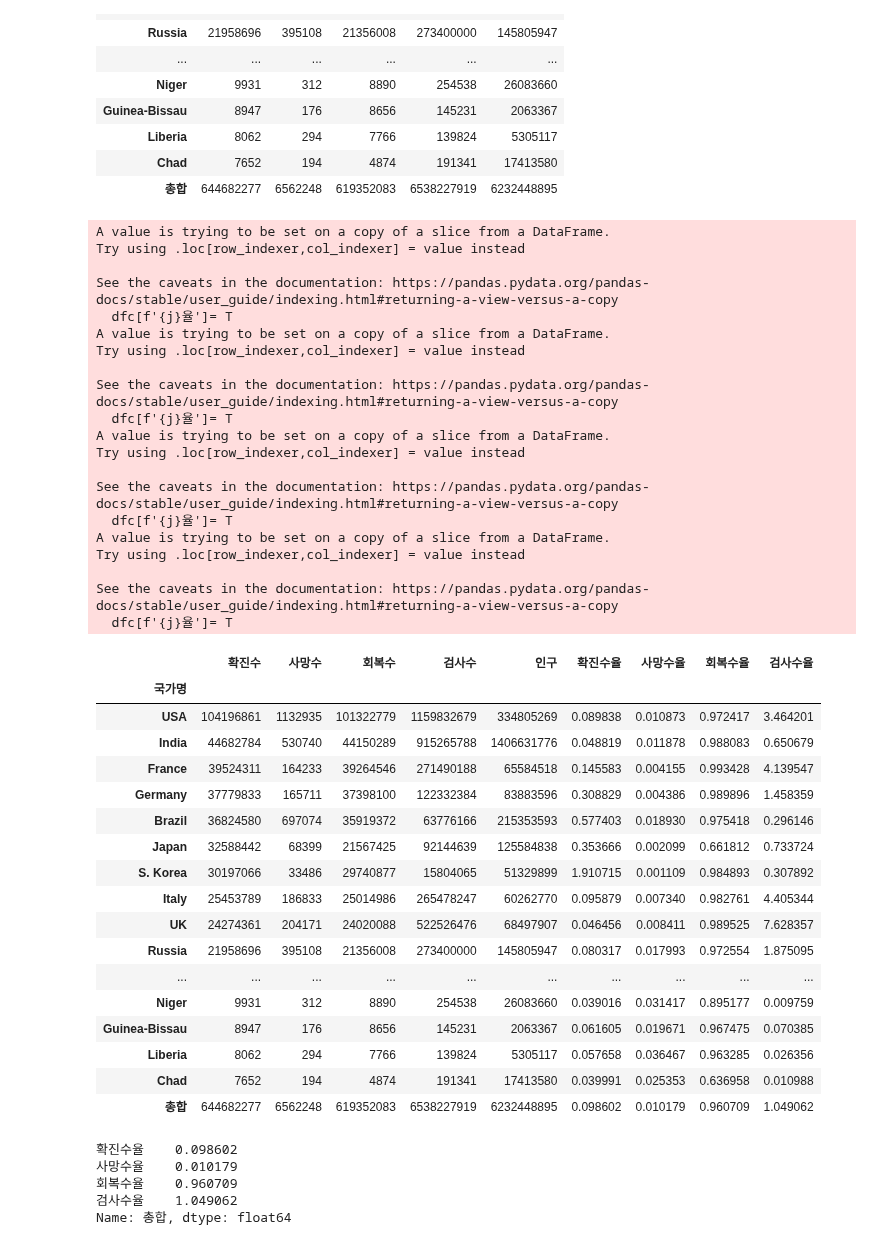
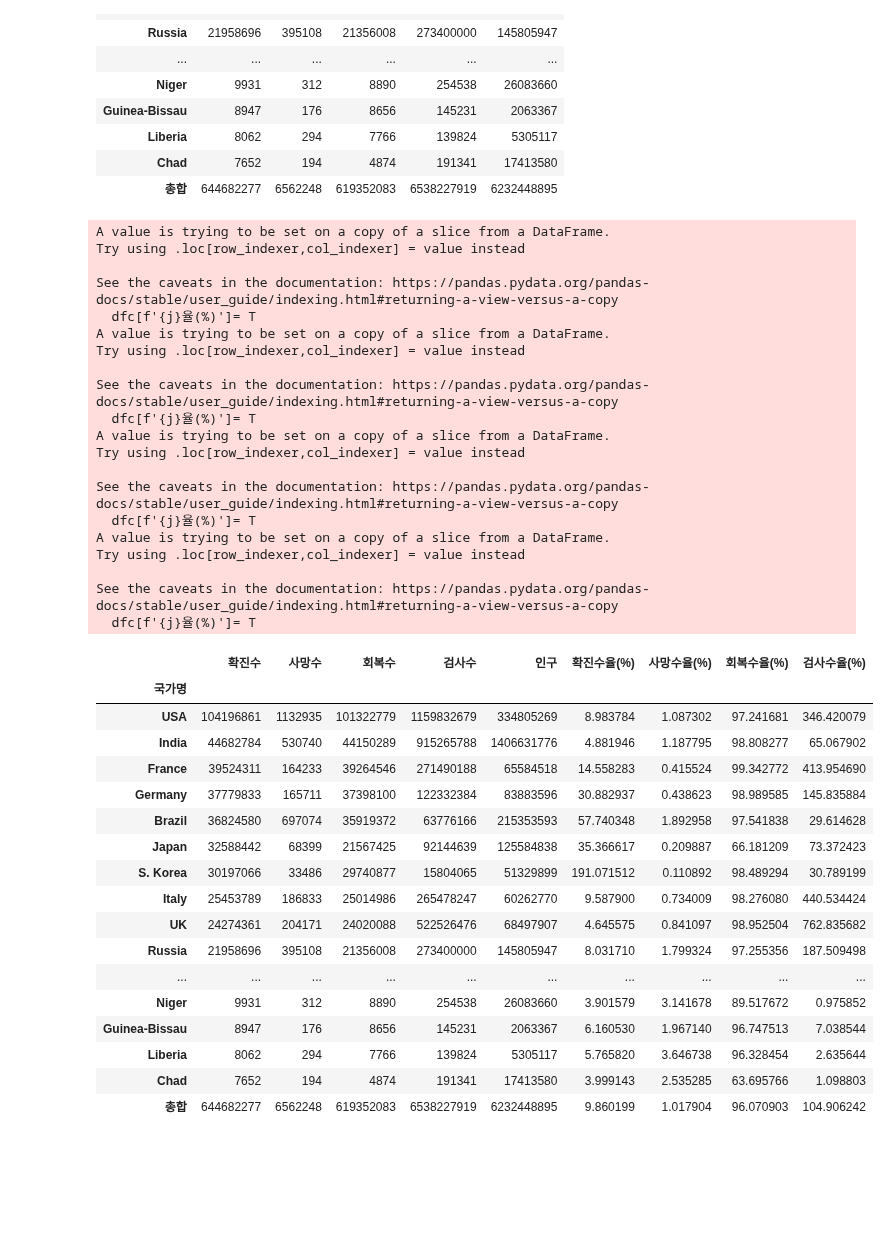
Before and after one commit to Anthony-sj/Project-Covid-19, a Jupyter notebook: ssj/poroject_DF.ipynb, the cells around one changed output. Drawn from its saved outputs; the diff is of its cells as text; code cells hidden in the pictures; blank space fills up the shorter version.

```diff
--- a/ssj/poroject_DF.ipynb
+++ b/ssj/poroject_DF.ipynb
@@ -108,70 +68,54 @@ See the caveats in the documentation: https://pandas.pydata.org/pandas-docs/stab
 # 사망률 (사망수/확진수)
 # 회복률 (회복수/확진수)
 # 검사율 (검사수/인구)
 
 col_dict = {'확진수':'검사수', '사망수':'확진수', '회복수': '확진수', '검사수':'인구'}
 
 for j in col_dict:
     j = str(j)
     T = []
     for i in dfc.index:
         i = str(i)
-        T.append(dfc.loc[i,j]/dfc.loc[i,str(col_dict[j])])
-    dfc[f'{j}율']= T
+        T.append(dfc.loc[i,j]/dfc.loc[i,str(col_dict[j])]*100)
+    dfc[f'{j}율(%)']= T
 
 dfc
 # %% [output]
 A value is trying to be set on a copy of a slice from a DataFrame.
 Try using .loc[row_indexer,col_indexer] = value instead
 
 See the caveats in the documentation: https://pandas.pydata.org/pandas-docs/stable/user_guide/indexing.html#returning-a-view-versus-a-copy
-  dfc[f'{j}율']= T
+  dfc[f'{j}율(%)']= T
 A value is trying to be set on a copy of a slice from a DataFrame.
 Try using .loc[row_indexer,col_indexer] = value instead
 
 See the caveats in the documentation: https://pandas.pydata.org/pandas-docs/stable/user_guide/indexing.html#returning-a-view-versus-a-copy
-  dfc[f'{j}율']= T
+  dfc[f'{j}율(%)']= T
 A value is trying to be set on a copy of a slice from a DataFrame.
 Try using .loc[row_indexer,col_indexer] = value instead
 
 See the caveats in the documentation: https://pandas.pydata.org/pandas-docs/stable/user_guide/indexing.html#returning-a-view-versus-a-copy
-  dfc[f'{j}율']= T
+  dfc[f'{j}율(%)']= T
 A value is trying to be set on a copy of a slice from a DataFrame.
 Try using .loc[row_indexer,col_indexer] = value instead
 
 See the caveats in the documentation: https://pandas.pydata.org/pandas-docs/stable/user_guide/indexing.html#returning-a-view-versus-a-copy
-  dfc[f'{j}율']= T
+  dfc[f'{j}율(%)']= T
-|  | 확진수 | 사망수 | 회복수 | 검사수 | 인구 | 확진수율 | 사망수율 | 회복수율 | 검사수율 |
+|  | 확진수 | 사망수 | 회복수 | 검사수 | 인구 | 확진수율(%) | 사망수율(%) | 회복수율(%) | 검사수율(%) |
 | 국가명 |  |  |  |  |  |  |  |  |  |
-| USA | 104196861 | 1132935 | 101322779 | 1159832679 | 334805269 | 0.089838 | 0.010873 | 0.972417 | 3.464201 |
-| India | 44682784 | 530740 | 44150289 | 915265788 | 1406631776 | 0.048819 | 0.011878 | 0.988083 | 0.650679 |
-| France | 39524311 | 164233 | 39264546 | 271490188 | 65584518 | 0.145583 | 0.004155 | 0.993428 | 4.139547 |
-| Germany | 37779833 | 165711 | 37398100 | 122332384 | 83883596 | 0.308829 | 0.004386 | 0.989896 | 1.458359 |
-| Brazil | 36824580 | 697074 | 35919372 | 63776166 | 215353593 | 0.577403 | 0.018930 | 0.975418 | 0.296146 |
-| Japan | 32588442 | 68399 | 21567425 | 92144639 | 125584838 | 0.353666 | 0.002099 | 0.661812 | 0.733724 |
-| S. Korea | 30197066 | 33486 | 29740877 | 15804065 | 51329899 | 1.910715 | 0.001109 | 0.984893 | 0.307892 |
-| Italy | 25453789 | 186833 | 25014986 | 265478247 | 60262770 | 0.095879 | 0.007340 | 0.982761 | 4.405344 |
-| UK | 24274361 | 204171 | 24020088 | 522526476 | 68497907 | 0.046456 | 0.008411 | 0.989525 | 7.628357 |
-| Russia | 21958696 | 395108 | 21356008 | 273400000 | 145805947 | 0.080317 | 0.017993 | 0.972554 | 1.875095 |
+| USA | 104196861 | 1132935 | 101322779 | 1159832679 | 334805269 | 8.983784 | 1.087302 | 97.241681 | 346.420079 |
+| India | 44682784 | 530740 | 44150289 | 915265788 | 1406631776 | 4.881946 | 1.187795 | 98.808277 | 65.067902 |
+| France | 39524311 | 164233 | 39264546 | 271490188 | 65584518 | 14.558283 | 0.415524 | 99.342772 | 413.954690 |
+| Germany | 37779833 | 165711 | 37398100 | 122332384 | 83883596 | 30.882937 | 0.438623 | 98.989585 | 145.835884 |
+| Brazil | 36824580 | 697074 | 35919372 | 63776166 | 215353593 | 57.740348 | 1.892958 | 97.541838 | 29.614628 |
+| Japan | 32588442 | 68399 | 21567425 | 92144639 | 125584838 | 35.366617 | 0.209887 | 66.181209 | 73.372423 |
+| S. Korea | 30197066 | 33486 | 29740877 | 15804065 | 51329899 | 191.071512 | 0.110892 | 98.489294 | 30.789199 |
+| Italy | 25453789 | 186833 | 25014986 | 265478247 | 60262770 | 9.587900 | 0.734009 | 98.276080 | 440.534424 |
+| UK | 24274361 | 204171 | 24020088 | 522526476 | 68497907 | 4.645575 | 0.841097 | 98.952504 | 762.835682 |
+| Russia | 21958696 | 395108 | 21356008 | 273400000 | 145805947 | 8.031710 | 1.799324 | 97.255356 | 187.509498 |
 | ... | ... | ... | ... | ... | ... | ... | ... | ... | ... |
-| Niger | 9931 | 312 | 8890 | 254538 | 26083660 | 0.039016 | 0.031417 | 0.895177 | 0.009759 |
-| Guinea-Bissau | 8947 | 176 | 8656 | 145231 | 2063367 | 0.061605 | 0.019671 | 0.967475 | 0.070385 |
-| Liberia | 8062 | 294 | 7766 | 139824 | 5305117 | 0.057658 | 0.036467 | 0.963285 | 0.026356 |
-| Chad | 7652 | 194 | 4874 | 191341 | 17413580 | 0.039991 | 0.025353 | 0.636958 | 0.010988 |
-| 총합 | 644682277 | 6562248 | 619352083 | 6538227919 | 6232448895 | 0.098602 | 0.010179 | 0.960709 | 1.049062 |
+| Niger | 9931 | 312 | 8890 | 254538 | 26083660 | 3.901579 | 3.141678 | 89.517672 | 0.975852 |
+| Guinea-Bissau | 8947 | 176 | 8656 | 145231 | 2063367 | 6.160530 | 1.967140 | 96.747513 | 7.038544 |
+| Liberia | 8062 | 294 | 7766 | 139824 | 5305117 | 5.765820 | 3.646738 | 96.328454 | 2.635644 |
+| Chad | 7652 | 194 | 4874 | 191341 | 17413580 | 3.999143 | 2.535285 | 63.695766 | 1.098803 |
+| 총합 | 644682277 | 6562248 | 619352083 | 6538227919 | 6232448895 | 9.860199 | 1.017904 | 96.070903 | 104.906242 |
-# %%
-dfc_m = dfc.copy()
-dfc_m = dfc_m.iloc[:,5:]
-mean1 = dfc_m.loc['총합']
-mean1
-
-dict_mean = {'확진수'  :  0.098602,
-            "사망수"  :  0.010179,
-            '회복수'  :  0.960709,
-            '검사수'  :  1.049062}
-# %% [output]
-확진수율    0.098602
-사망수율    0.010179
-회복수율    0.960709
-검사수율    1.049062
-Name: 총합, dtype: float64
```
Also changed, not shown: parts of 14 cells of this notebook.
